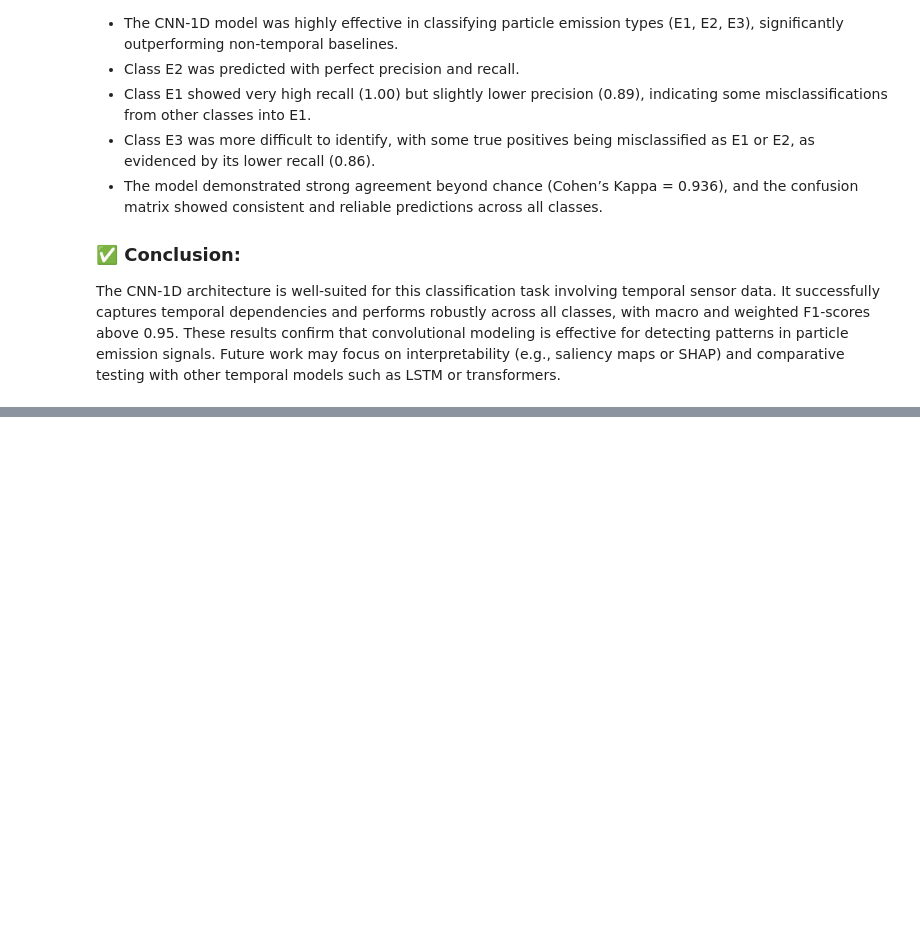
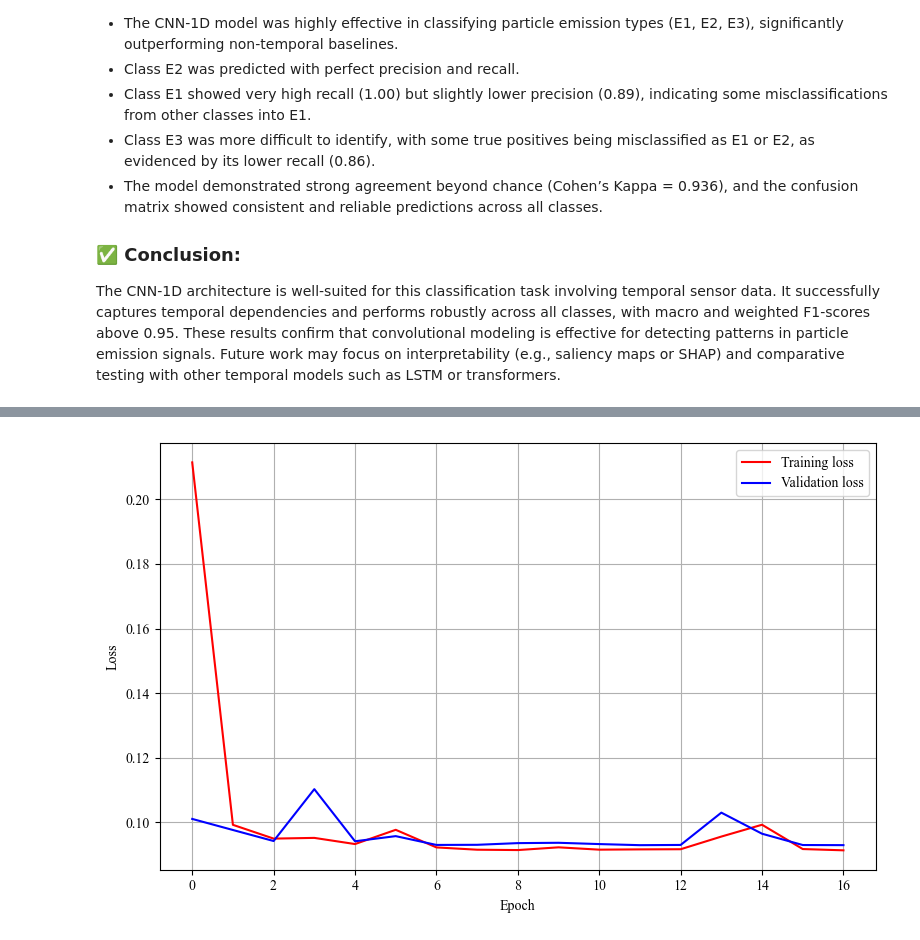
Before and after one commit to lucasmcmatos/predicition-particle-emission-points, a Jupyter notebook: notebooks/model_train_cnn1d_timeseries_dataset.ipynb, the cells around one changed output, grey strips where cells are left out. Drawn from its saved outputs; the diff is of its cells as text; code cells hidden in the pictures; blank space fills up the shorter version.

```diff
--- a/notebooks/model_train_cnn1d_timeseries_dataset.ipynb
+++ b/notebooks/model_train_cnn1d_timeseries_dataset.ipynb
@@ -409,0 +408,16 @@ print("✅ Final LSTM model and results summary saved to ../results/")
+# %%
+import matplotlib.pyplot as plt
+plt.rcParams["font.family"] = "Times New Roman"
+
+# Gerar gráfico de treinamento
+plt.figure(figsize=(8, 5))
+plt.plot(history.history["loss"], label="Training loss", color="red")
+plt.plot(history.history["val_loss"], label="Validation loss", color="blue")
+plt.xlabel("Epoch")
+plt.ylabel("Loss")
+plt.legend()
+plt.grid(True)
+plt.tight_layout()
+plt.show()
+# %% [output]
+[figure, added]
```
Also changed, not shown: parts of 8 cells of this notebook, 27 other files.
